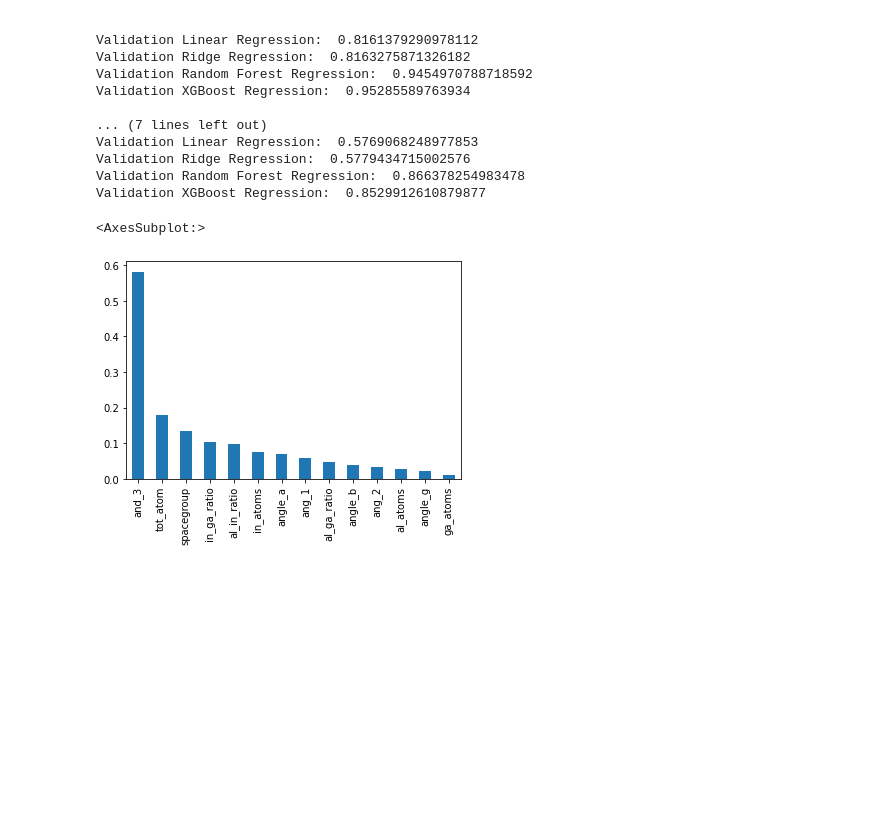
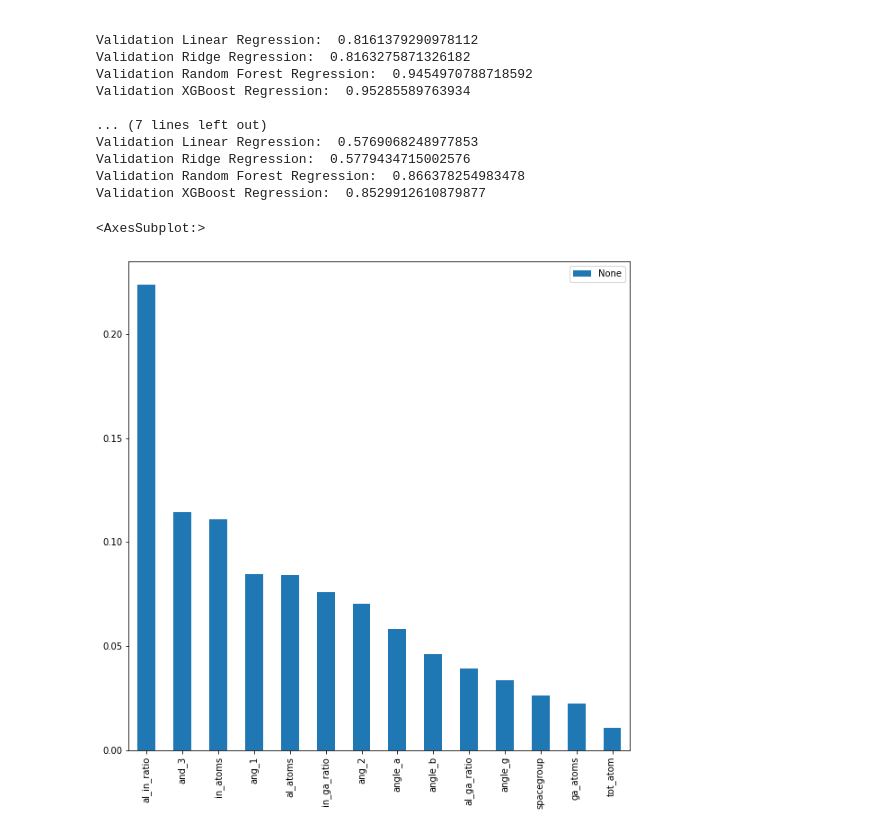
Before and after one commit to no-i-in-team/reesh, a Jupyter notebook: conductors/unit_2_project.ipynb, the cells around one changed output. Saved outputs shown, nothing was run; the diff lists cells and outputs as text; code cells hidden in the pictures; blank space fills up the shorter version.

```diff
--- a/conductors/unit_2_project.ipynb
+++ b/conductors/unit_2_project.ipynb
@@ -541,26 +486,14 @@ final_xgbr2 = model_xgbr2_tuned.fit( X2_train , y2_train );
 # %%
 # Visualize feature importances
-rfr1_fimp = final_rfr1.named_steps['randomforestregressor'].feature_importances_
-rfr2_fimp = final_rfr2.named_steps['randomforestregressor'].feature_importances_
+rfr1_fimp = rfr1_tuned.feature_importances_
+rfr2_fimp = rfr2_tuned.feature_importances_
 
-xgbr1_fimp = final_xgbr1.named_steps['xgbregressor'].feature_importances_
-xgbr2_fimp = final_xgbr2.named_steps['xgbregressor'].feature_importances_
+xgbr1_fimp = xgbr1_tuned.feature_importances_
+xgbr2_fimp = xgbr2_tuned.feature_importances_
 
 rfr1_importances = pd.Series( rfr1_fimp , index = X1_train.columns )
 rfr1_importances.sort_values( ascending = False , inplace = True )
-rfr1_importances.plot( kind = 'bar' )
-
-rfr2_importances = pd.Series( rfr2_fimp , index = X2_train.columns )
-rfr2_importances.sort_values( ascending = False , inplace = True )
-rfr2_importances.plot( kind = 'bar' )
-
-xgbr1_importances = pd.Series( xgbr1_fimp , index = X1_train.columns )
-xgbr1_importances.sort_values( ascending = False , inplace = True )
-xgbr1_importances.plot( kind = 'bar' )
-
-xgbr2_importances = pd.Series( xgbr2_fimp , index = X2_train.columns )
-xgbr2_importances.sort_values( ascending = False , inplace = True )
-xgbr2_importances.plot( kind = 'bar' )
+rfr1_importances.plot( kind = 'bar' , figsize = ( 10 , 10 ) )
 # %% [output]
 <AxesSubplot:>
-[figure, old version]
+[figure, new version]
```
Also changed, not shown: parts of 19 cells of this notebook.
